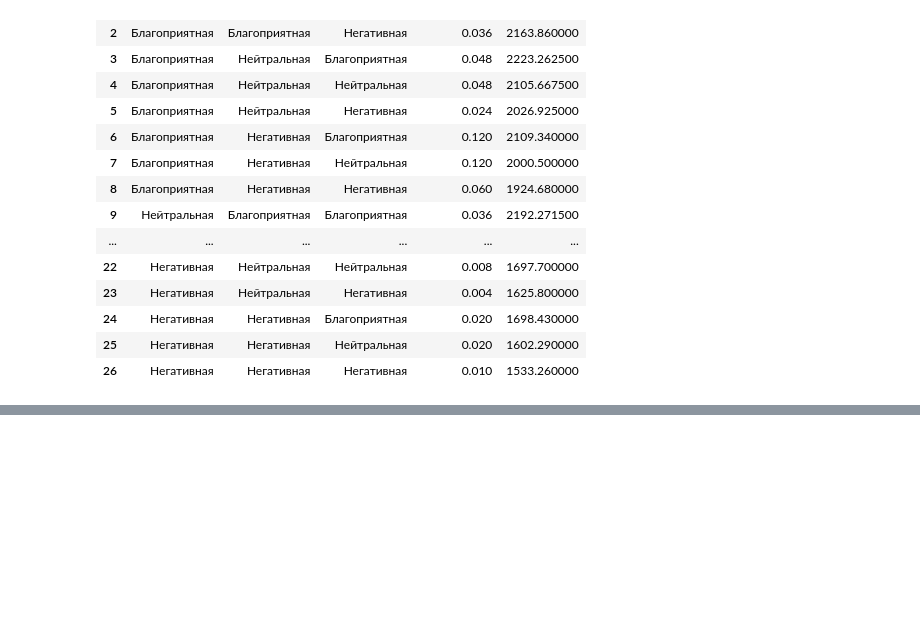
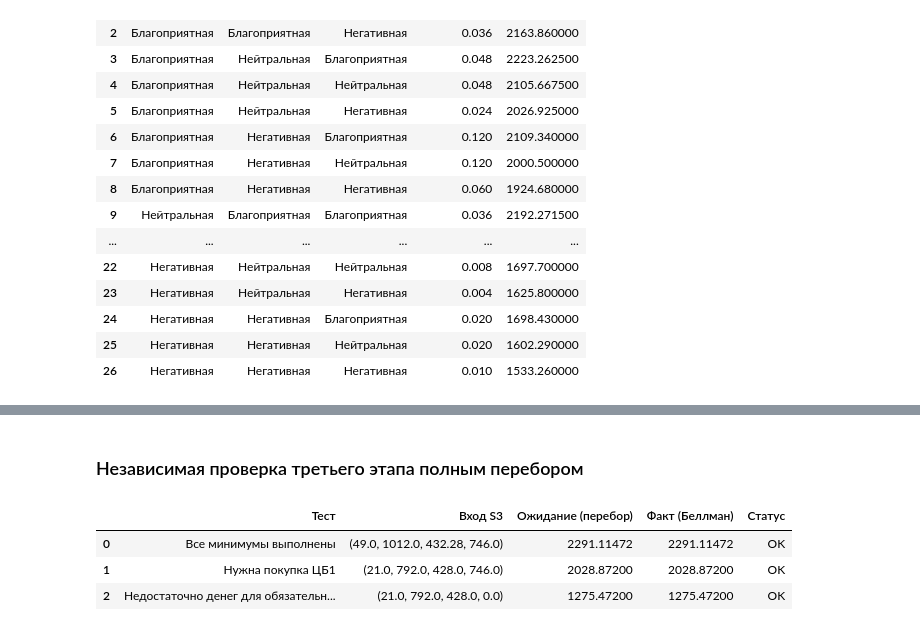
Before and after one commit to mariapetrova3009/optimization-methods, a Jupyter notebook: Lab4/LR4.ipynb, the cells around one changed output, grey strips where cells are left out. Drawn from its saved outputs; the diff is of its cells as text; code cells hidden in the pictures; blank space fills up the shorter version.

```diff
--- a/Lab4/LR4.ipynb
+++ b/Lab4/LR4.ipynb
@@ -350,0 +460,52 @@ display(end_table.round(6))
+# %% [markdown]
+### Независимая проверка третьего этапа полным перебором
+# %%
+def exhaustive_last_stage(state):
+    sizes = [25.0, 200.0, 100.0]
+    fees = [0.04, 0.07, 0.05]
+    minimums = [30.0, 150.0, 100.0]
+    avg = [1.020, 1.040, 1.024]
+    lower = [int(np.ceil((minimums[j] - state[j] - 1e-9) / sizes[j])) for j in range(3)]
+    upper = [int(np.floor((sum(state) / sizes[j]))) for j in range(3)]
+    best = -float('inf')
+    optimal = []
+    for n1 in range(lower[0], upper[0] + 1):
+        for n2 in range(lower[1], upper[1] + 1):
+            for n3 in range(lower[2], upper[2] + 1):
+                n = (n1, n2, n3)
+                amounts = [state[j] + sizes[j] * n[j] for j in range(3)]
+                cash = state[3] - sum(sizes[j] * n[j] + fees[j] * sizes[j] * abs(n[j]) for j in range(3))
+                if cash < -1e-8 or any(amounts[j] < minimums[j] - 1e-8 for j in range(3)):
+                    continue
+                result = cash + sum(amounts[j] * avg[j] for j in range(3))
+                if result > best + 1e-7:
+                    best = result
+                    optimal = [n]
+                elif abs(result - best) <= 1e-7:
+                    optimal.append(n)
+    return best, optimal
+
+states_to_check = [
+    ('Все минимумы выполнены', np.array([49., 1012., 432.28, 746.])),
+    ('Нужна покупка ЦБ1', np.array([21., 792., 428., 746.])),
+    ('Недостаточно денег для обязательной покупки', np.array([21., 792., 428., 0.])),
+]
+last_stage_test_rows = []
+for label, state in states_to_check:
+    expected_value, expected_actions = exhaustive_last_stage(state)
+    actual_value, actual_action = bellman_stage3(state)
+    ok = (np.isclose(expected_value, actual_value, atol=1e-6) and
+          tuple(int(v) for v in actual_action) in expected_actions)
+    last_stage_test_rows.append({
+        'Тест': label, 'Вход S3': tuple(state),
+        'Ожидание (перебор)': expected_value,
+        'Факт (Беллман)': actual_value,
+        'Статус': 'OK' if ok else 'ОШИБКА'
+    })
+assert all(r['Статус'] == 'OK' for r in last_stage_test_rows)
+display(pd.DataFrame(last_stage_test_rows).round(6))
+# %% [output]
+|  | Тест | Вход S3 | Ожидание (перебор) | Факт (Беллман) | Статус |
+| 0 | Все минимумы выполнены | (49.0, 1012.0, 432.28, 746.0) | 2291.11472 | 2291.11472 | OK |
+| 1 | Нужна покупка ЦБ1 | (21.0, 792.0, 428.0, 746.0) | 2028.87200 | 2028.87200 | OK |
+| 2 | Недостаточно денег для обязательн... | (21.0, 792.0, 428.0, 0.0) | 1275.47200 | 1275.47200 | OK |
```
Also changed, not shown: parts of 16 cells of this notebook, 3 other files.
